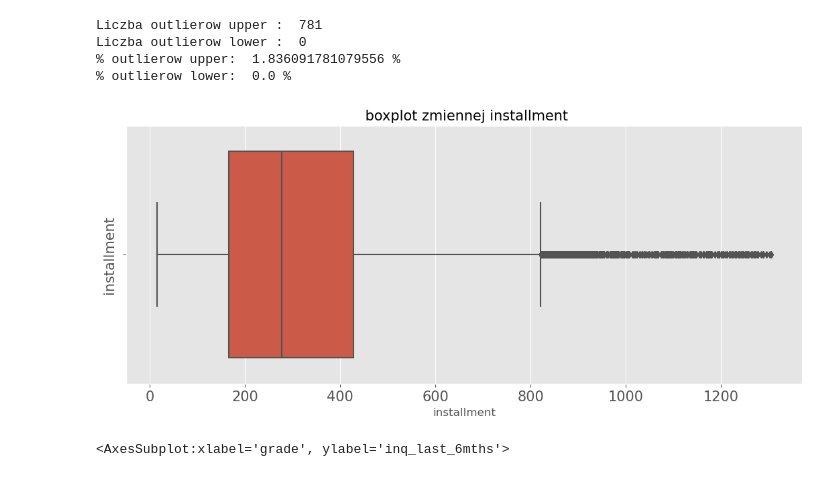
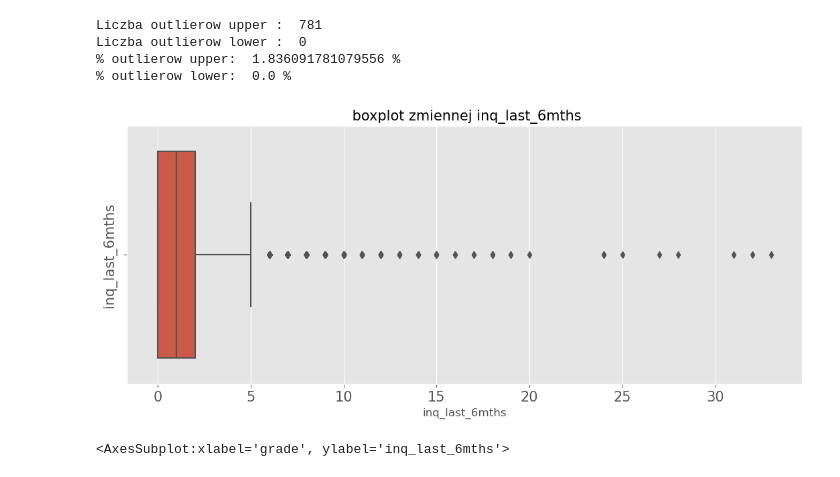
Before and after one commit to magdamarzec/SQL, a Jupyter notebook: zaliczenie.ipynb, the cells around one changed output. Drawn from its saved outputs; the diff is of its cells as text; code cells hidden in the pictures.

```diff
--- a/zaliczenie.ipynb
+++ b/zaliczenie.ipynb
@@ -1315,10 +1280,10 @@ Liczba outlierow lower :  0
 # %%
 fig, (ax1)=plt.subplots(figsize=(13,5))
 
 
-sns.boxplot(x='installment',data=df,orient='v',ax=ax1)
-ax1.set_ylabel('installment', fontsize=15)
-ax1.set_title(' boxplot zmiennej installment', fontsize=15)
+sns.boxplot(x='inq_last_6mths',data=df,orient='v',ax=ax1)
+ax1.set_ylabel('inq_last_6mths', fontsize=15)
+ax1.set_title(' boxplot zmiennej inq_last_6mths', fontsize=15)
 ax1.tick_params(labelsize=15)
 # %% [output]
-[figure, old version]
+[figure, new version]
```
Also changed, not shown: parts of 263 cells of this notebook.
